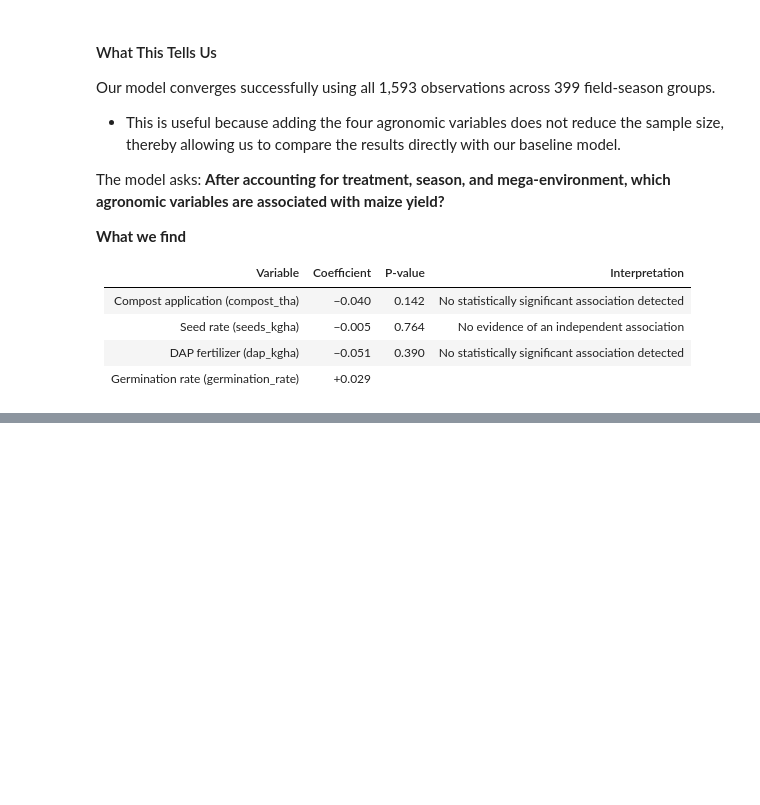
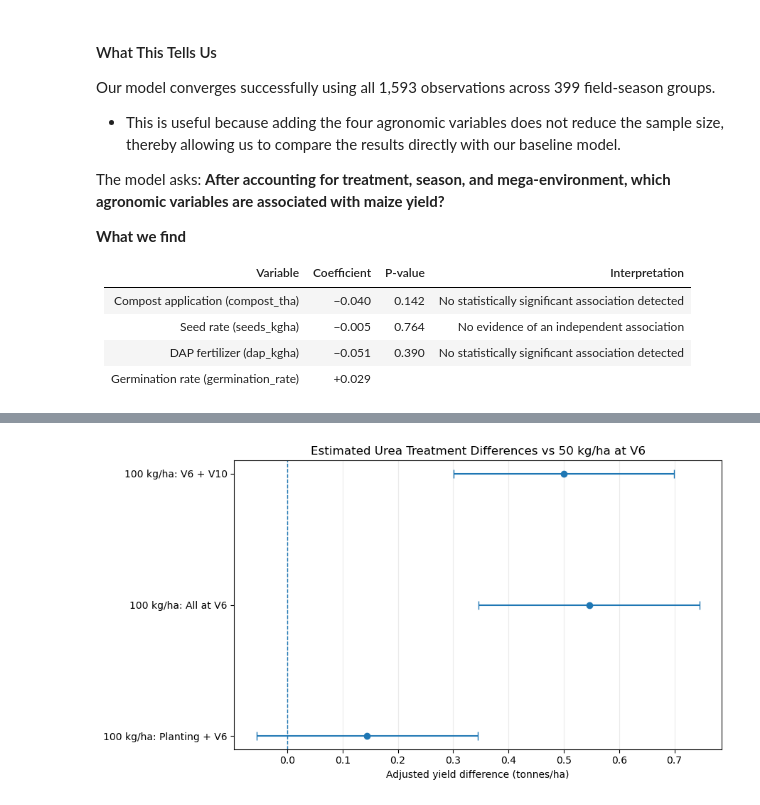
Before and after one commit to Vin-Okumu/maize-yield-optimization-rwanda, a Jupyter notebook: 02_Notebooks/04_treatment_effect_analysis.ipynb, the cells around one changed output, grey strips where cells are left out. Cells and saved outputs as stored; diff of their text form; code cells hidden in the pictures; blank space fills up the shorter version.

Commit message:
Updated treatment effect analysis notebook

```diff
--- a/02_Notebooks/04_treatment_effect_analysis.ipynb
+++ b/02_Notebooks/04_treatment_effect_analysis.ipynb
@@ -694,0 +763,19 @@ The model asks: **After accounting for treatment, season, and mega-environment,
+# %%
+treatment_terms = [
+    term for term in model_result.fe_params.index
+    if "urea_rate_timing" in term
+]
+
+sensitivity_comparison = pd.DataFrame({
+    "Original_estimate": model_result.fe_params[treatment_terms],
+    "Original_p_value": model_result.pvalues[treatment_terms],
+    "Without_extreme_estimate": sensitivity_model.fe_params[treatment_terms],
+    "Without_extreme_p_value": sensitivity_model.pvalues[treatment_terms]
+})
+
+sensitivity_comparison["Estimate_change"] = (
+    sensitivity_comparison["Without_extreme_estimate"]
+    - sensitivity_comparison["Original_estimate"]
+)
+
+print(sensitivity_comparison.round(4))
@@ -694,0 +804,62 @@ The model asks: **After accounting for treatment, season, and mega-environment,
+# %%
+import matplotlib.pyplot as plt
+import numpy as np
+import pandas as pd
+
+# Fixed-effect treatment estimates from the primary model
+treatment_order = [
+    "Urea1kg/Are(Planting+V6)",
+    "Urea 1kg/Are(V6)",
+    "Urea 1kg/Are(V6 + V10)"
+]
+
+rows = []
+
+for term in treatment_terms:
+    treatment_name = term.split("[T.")[-1].rstrip("]")
+
+    rows.append({
+        "treatment": treatment_name,
+        "estimate": model_result.fe_params[term],
+        "lower": model_result.conf_int().loc[term, 0],
+        "upper": model_result.conf_int().loc[term, 1]
+    })
+
+treatment_results = pd.DataFrame(rows)
+
+# Use readable labels for the figure
+label_map = {
+    "Urea1kg/Are(Planting+V6)": "100 kg/ha: Planting + V6",
+    "Urea 1kg/Are(V6)": "100 kg/ha: All at V6",
+    "Urea 1kg/Are(V6 + V10)": "100 kg/ha: V6 + V10"
+}
+
+treatment_results["label"] = treatment_results["treatment"].map(label_map)
+treatment_results = treatment_results.set_index("treatment").loc[treatment_order].reset_index()
+
+y_positions = np.arange(len(treatment_results))
+
+fig, ax = plt.subplots(figsize=(9, 5))
+
+ax.errorbar(
+    treatment_results["estimate"],
+    y_positions,
+    xerr=[
+        treatment_results["estimate"] - treatment_results["lower"],
+        treatment_results["upper"] - treatment_results["estimate"]
+    ],
+    fmt="o",
+    capsize=4
+)
+
+ax.axvline(0, linestyle="--", linewidth=1)
+ax.set_yticks(y_positions)
+ax.set_yticklabels(treatment_results["label"])
+ax.set_xlabel("Adjusted yield difference (tonnes/ha)")
+ax.set_title("Estimated Urea Treatment Differences vs 50 kg/ha at V6")
+ax.grid(axis="x", alpha=0.25)
+
+plt.tight_layout()
+plt.show()
+# %% [output]
+[figure, added]
```
Also changed, not shown: parts of 5 cells of this notebook.
